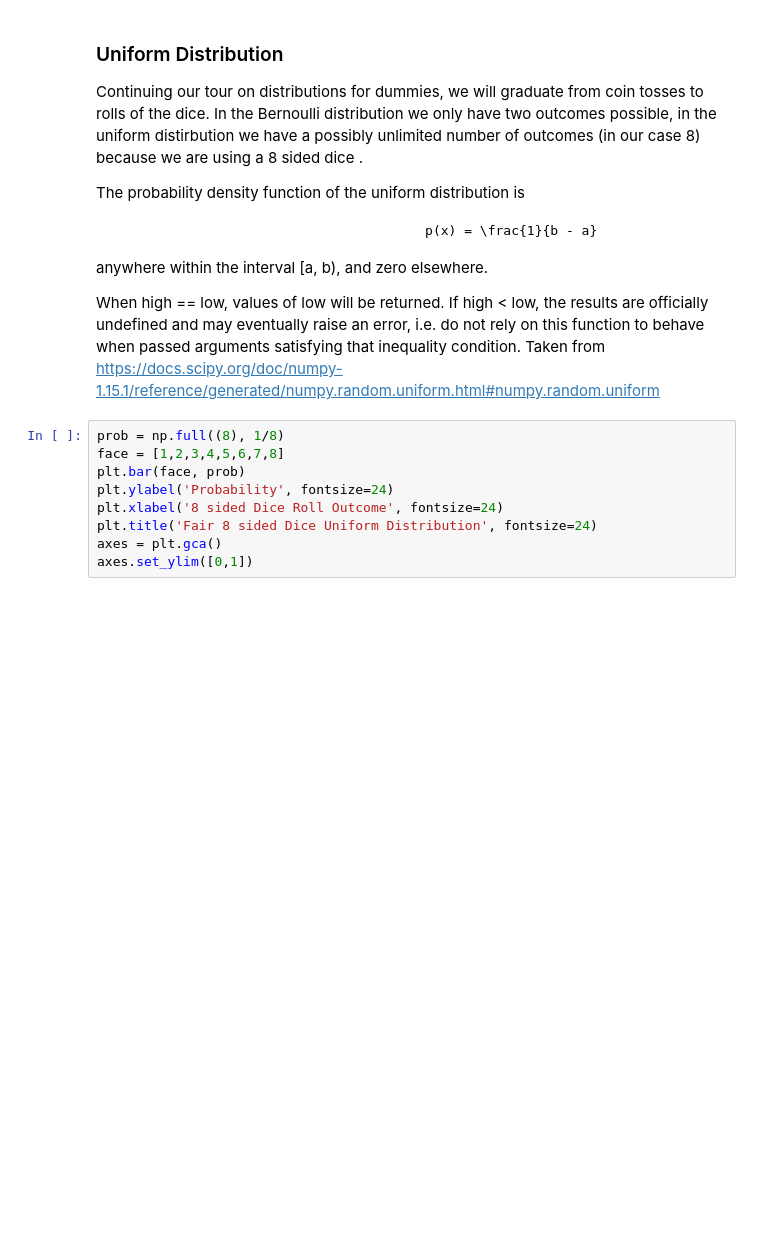
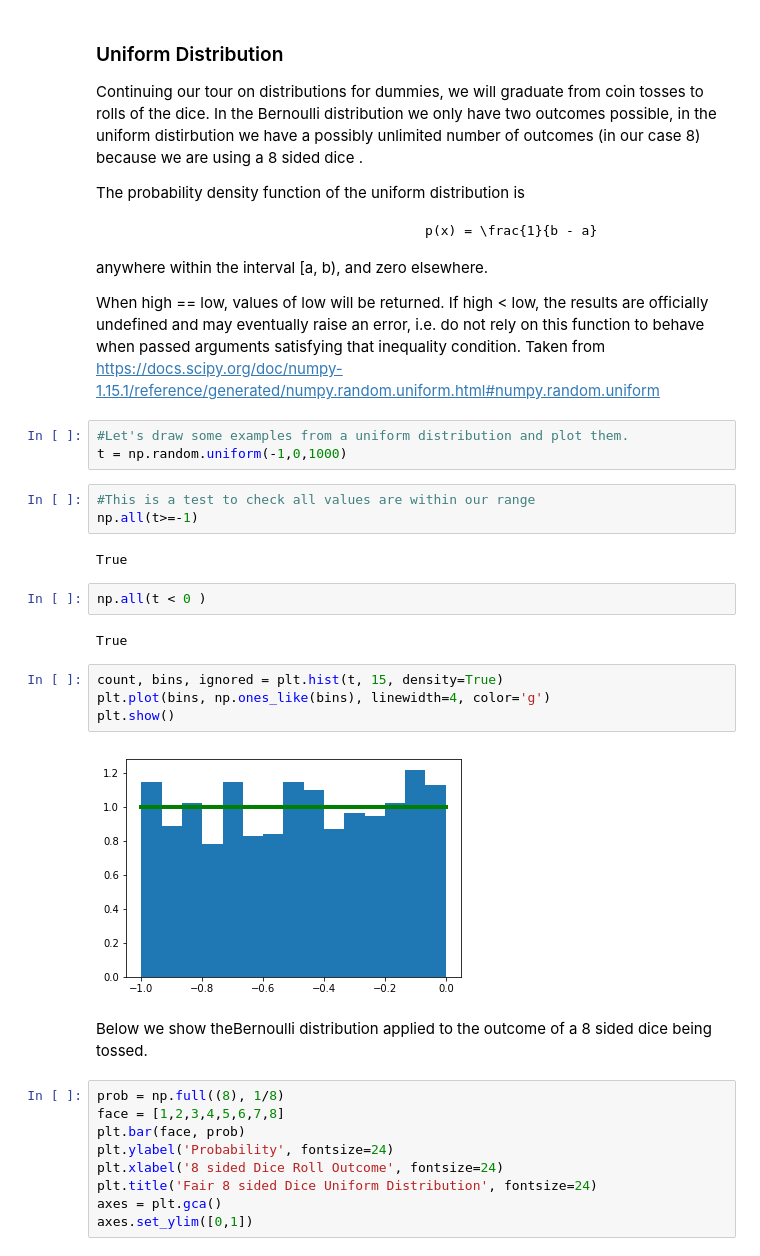
Before and after one commit to tomhealy1/Numpy-random, a Jupyter notebook: Numpy-random Notebook.ipynb, the cells around one changed output. Saved outputs shown, nothing was run; the diff lists cells and outputs as text; blank space fills up the shorter version.

```diff
--- a/Numpy-random Notebook.ipynb
+++ b/Numpy-random Notebook.ipynb
@@ -247,6 +248,26 @@ The probability density function of the uniform distribution is
 anywhere within the interval [a, b), and zero elsewhere.
 
 When high == low, values of low will be returned. If high < low, the results are officially undefined and may eventually raise an error, i.e. do not rely on this function to behave when passed arguments satisfying that inequality condition. Taken from <emp>https://docs.scipy.org/doc/numpy-1.15.1/reference/generated/numpy.random.uniform.html#numpy.random.uniform</emp>
+# %%
+#Let's draw some examples from a uniform distribution and plot them.
+t = np.random.uniform(-1,0,1000)
+# %%
+#This is a test to check all values are within our range
+np.all(t>=-1)
+# %% [output]
+True
+# %%
+np.all(t < 0 )
+# %% [output]
+True
+# %%
+count, bins, ignored = plt.hist(t, 15, density=True)
+plt.plot(bins, np.ones_like(bins), linewidth=4, color='g')
+plt.show()
+# %% [output]
+[figure, added]
+# %% [markdown]
+Below we show theBernoulli distribution applied to the outcome of a 8 sided dice being tossed.
 # %%
 prob = np.full((8), 1/8)
 face = [1,2,3,4,5,6,7,8]
```
Also changed, not shown: parts of 37 cells of this notebook, 2 other files.
